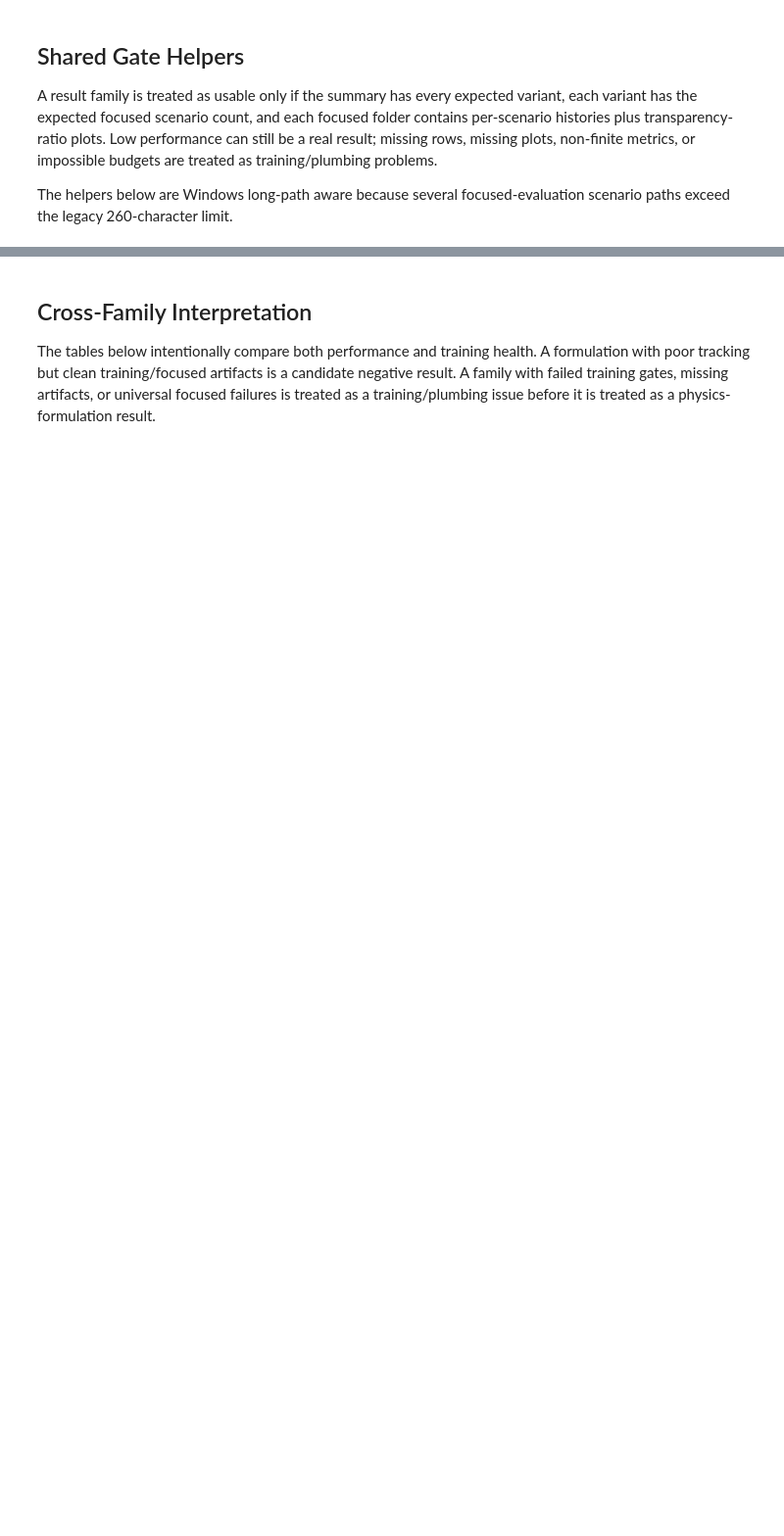
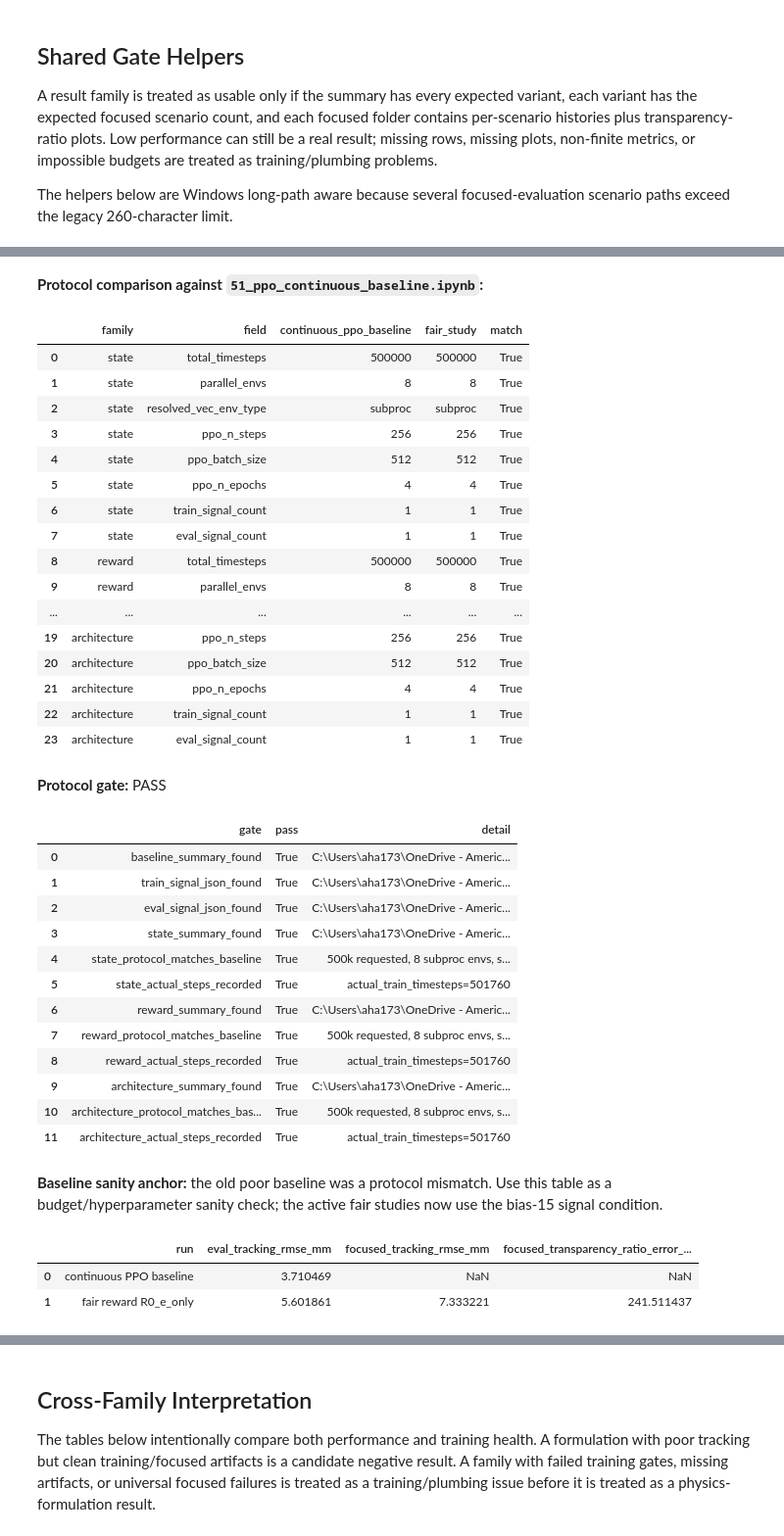
Before and after one commit to AhmadAssaad711/TeleopWithRL, a Jupyter notebook: notebooks/50_policy_gradient/55_physics_informed_formulations_results.ipynb, the cells around one changed output, grey strips where cells are left out. Shown at 98% size. Drawn from its saved outputs; the diff is of its cells as text; code cells hidden in the pictures; blank space fills up the shorter version.

```diff
--- a/notebooks/50_policy_gradient/55_physics_informed_formulations_results.ipynb
+++ b/notebooks/50_policy_gradient/55_physics_informed_formulations_results.ipynb
@@ -307,34 +389,71 @@ for family, df in fair_protocol_summaries.items():
         {"gate": f"{family}_protocol_matches_baseline", "pass": bool(not family_table.empty and family_table["match"].all()), "detail": "500k requested, 8 subproc envs, same PPO rollout/batch/epoch settings"},
         {"gate": f"{family}_actual_steps_recorded", "pass": actual_steps == 501760, "detail": f"actual_train_timesteps={actual_steps}"},
     ])
 protocol_gate = pd.DataFrame(protocol_gate_rows)
 
 performance_rows = []
 if baseline_summary:
     performance_rows.append({
         "run": "continuous PPO baseline",
         "eval_tracking_rmse_mm": 1000.0 * baseline_summary.get("tracking_rmse_m", np.nan),
         "focused_tracking_rmse_mm": np.nan,
         "focused_transparency_ratio_error_rmse": np.nan,
     })
 if not reward_protocol_summary.empty and "key" in reward_protocol_summary:
     r0_rows = reward_protocol_summary.loc[reward_protocol_summary["key"] == "R0_e_only"]
     if not r0_rows.empty:
         r0 = r0_rows.iloc[0]
         performance_rows.append({
             "run": "fair reward R0_e_only",
             "eval_tracking_rmse_mm": 1000.0 * r0.get("tracking_rmse_m", np.nan),
             "focused_tracking_rmse_mm": r0.get("focused_tracking_rmse_mm", np.nan),
             "focused_transparency_ratio_error_rmse": r0.get("focused_transparency_ratio_error_rmse", np.nan),
         })
 performance_anchor = pd.DataFrame(performance_rows)
 
 display(Markdown("**Protocol comparison against `51_ppo_continuous_baseline.ipynb`:**"))
 display(protocol_table)
 display(Markdown(f"**Protocol gate:** {'PASS' if protocol_gate['pass'].all() else 'CHECK'}"))
 display(protocol_gate)
-display(Markdown("**Baseline sanity anchor:** the old poor baseline was a protocol mismatch. The fair `R0_e_only` result should be close to the continuous PPO baseline, not a collapsed controller."))
+display(Markdown("**Baseline sanity anchor:** the old poor baseline was a protocol mismatch. Use this table as a budget/hyperparameter sanity check; the active fair studies now use the bias-15 signal condition."))
 display(performance_anchor)
+# %% [output]
+**Protocol comparison against `51_ppo_continuous_baseline.ipynb`:**
+|  | family | field | continuous_ppo_baseline | fair_study | match |
+| 0 | state | total_timesteps | 500000 | 500000 | True |
+| 1 | state | parallel_envs | 8 | 8 | True |
+| 2 | state | resolved_vec_env_type | subproc | subproc | True |
+| 3 | state | ppo_n_steps | 256 | 256 | True |
+| 4 | state | ppo_batch_size | 512 | 512 | True |
+| 5 | state | ppo_n_epochs | 4 | 4 | True |
+| 6 | state | train_signal_count | 1 | 1 | True |
+| 7 | state | eval_signal_count | 1 | 1 | True |
+| 8 | reward | total_timesteps | 500000 | 500000 | True |
+| 9 | reward | parallel_envs | 8 | 8 | True |
+| ... | ... | ... | ... | ... | ... |
+| 19 | architecture | ppo_n_steps | 256 | 256 | True |
+| 20 | architecture | ppo_batch_size | 512 | 512 | True |
+| 21 | architecture | ppo_n_epochs | 4 | 4 | True |
+| 22 | architecture | train_signal_count | 1 | 1 | True |
+| 23 | architecture | eval_signal_count | 1 | 1 | True |
+**Protocol gate:** PASS
+|  | gate | pass | detail |
+| 0 | baseline_summary_found | True | C:\Users\aha173\OneDrive - Americ... |
+| 1 | train_signal_json_found | True | C:\Users\aha173\OneDrive - Americ... |
+| 2 | eval_signal_json_found | True | C:\Users\aha173\OneDrive - Americ... |
+| 3 | state_summary_found | True | C:\Users\aha173\OneDrive - Americ... |
+| 4 | state_protocol_matches_baseline | True | 500k requested, 8 subproc envs, s... |
+| 5 | state_actual_steps_recorded | True | actual_train_timesteps=501760 |
+| 6 | reward_summary_found | True | C:\Users\aha173\OneDrive - Americ... |
+| 7 | reward_protocol_matches_baseline | True | 500k requested, 8 subproc envs, s... |
+| 8 | reward_actual_steps_recorded | True | actual_train_timesteps=501760 |
+| 9 | architecture_summary_found | True | C:\Users\aha173\OneDrive - Americ... |
+| 10 | architecture_protocol_matches_bas... | True | 500k requested, 8 subproc envs, s... |
+| 11 | architecture_actual_steps_recorded | True | actual_train_timesteps=501760 |
+**Baseline sanity anchor:** the old poor baseline was a protocol mismatch. Use this table as a budget/hyperparameter sanity check; the active fair studies now use the bias-15 signal condition.
+|  | run | eval_tracking_rmse_mm | focused_tracking_rmse_mm | focused_transparency_ratio_error_... |
+| 0 | continuous PPO baseline | 3.710469 | NaN | NaN |
+| 1 | fair reward R0_e_only | 5.601861 | 7.333221 | 241.511437 |
 # %% [markdown]
 
 ## 1. State Ablations: Inject Physics Into the Observation
```
Also changed, not shown: parts of 19 cells of this notebook, 8 other files.
